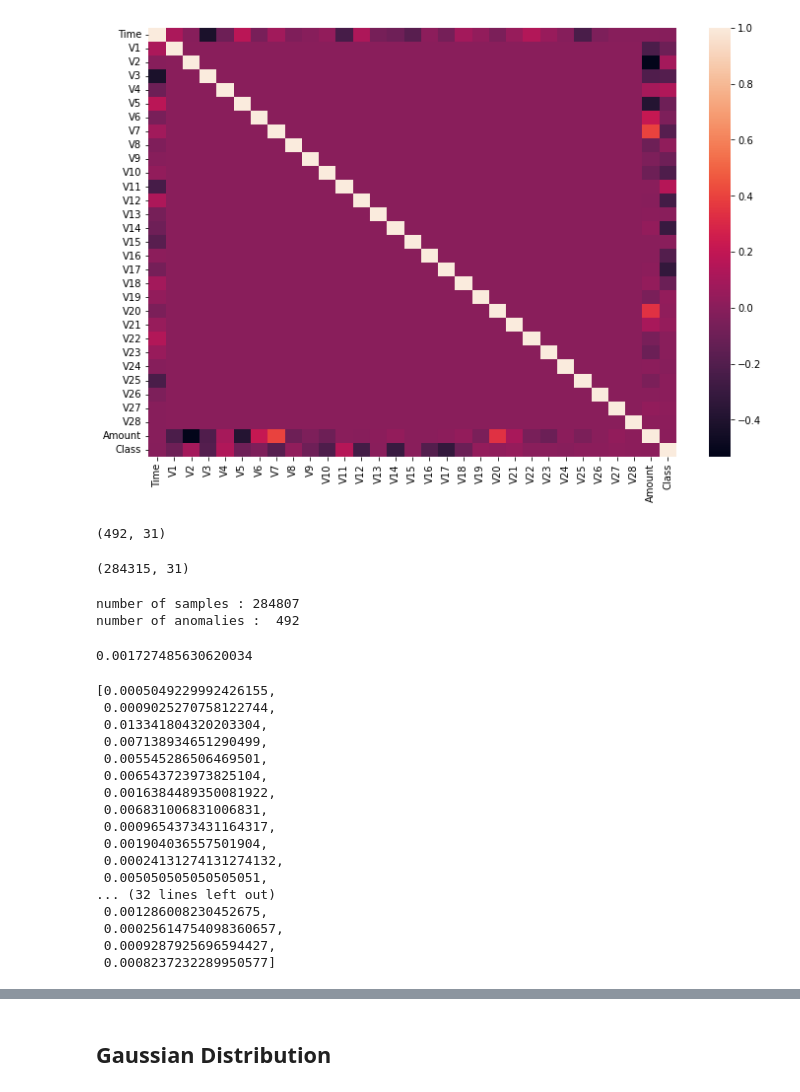
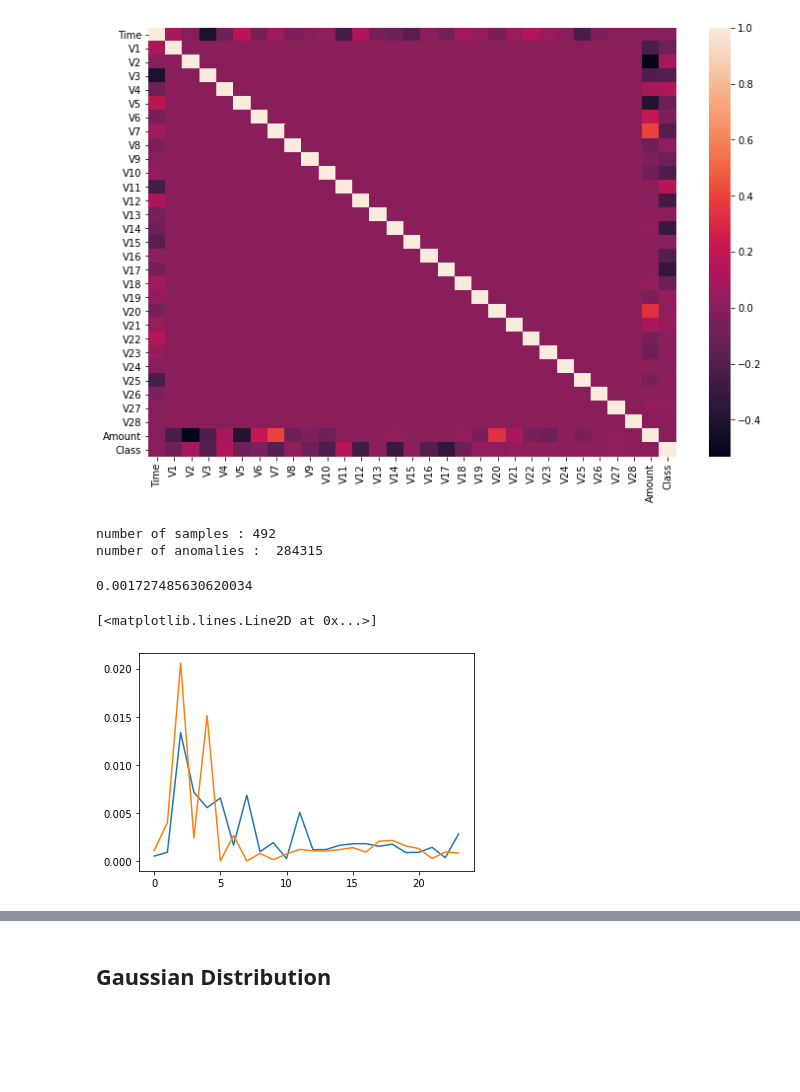
Before and after one commit to cuongmvn/CreditFraudDetection, a Jupyter notebook: notebooks/time-series-LocalOutlierFactor.ipynb, the cells around one changed output, grey strips where cells are left out. Saved outputs shown, nothing was run; the diff lists cells and outputs as text; code cells hidden in the pictures; blank space fills up the shorter version.

```diff
--- a/notebooks/time-series-LocalOutlierFactor.ipynb
+++ b/notebooks/time-series-LocalOutlierFactor.ipynb
@@ -29,24 +35,20 @@ sns.heatmap(df.corr())
 <AxesSubplot:>
 [figure]
 # %%
-anomalies = df[df["Class"]==1]
-no_anomalies = df[df["Class"]==0]
+def count_anomaly(df):
+    anomalies = df[df["Class"]==1]
+    no_anomalies = df[df["Class"]==0]
+    return anomalies.shape[0], no_anomalies.shape[0]
 # %%
-anomalies.shape
+anomalies, no_anomalies = count_anomaly(df)
-# %% [output]
-(492, 31)
-# %%
-no_anomalies.shape
-# %% [output]
-(284315, 31)
 # %%
-print("number of samples :", df.shape[0])
-print("number of anomalies : ", anomalies.shape[0])
+print("number of samples :", anomalies)
+print("number of anomalies : ", no_anomalies)
 # %% [output]
-number of samples : 284807
-number of anomalies :  492
+number of samples : 492
+number of anomalies :  284315
 # %%
-con_rate = anomalies.shape[0]/df.shape[0]
+con_rate = anomalies/(no_anomalies + anomalies)
 con_rate
 # %% [output]
 0.001727485630620034
@@ -75,23 +63,9 @@ def get_hour_rate(df, hours):
 rate = []
 for i in range(48):
     rate.append(get_hour_rate(df, i))
-# %%
-rate
-# %% [output]
-[0.0005049229992426155,
- 0.0009025270758122744,
- 0.013341804320203304,
- 0.007138934651290499,
- 0.005545286506469501,
- 0.006543723973825104,
- 0.0016384489350081922,
- 0.006831006831006831,
- 0.0009654373431164317,
- 0.001904036557501904,
- 0.00024131274131274132,
- 0.005050505050505051,
-... (32 lines left out)
- 0.001286008230452675,
- 0.00025614754098360657,
- 0.0009287925696594427,
- 0.0008237232289950577]
+# %%
+plt.plot(rate[:24])
+plt.plot(rate[24:48])
+# %% [output]
+[<matplotlib.lines.Line2D at 0x...>]
+[figure, added]
```
Also changed, not shown: parts of 29 cells of this notebook, 2 other files.
